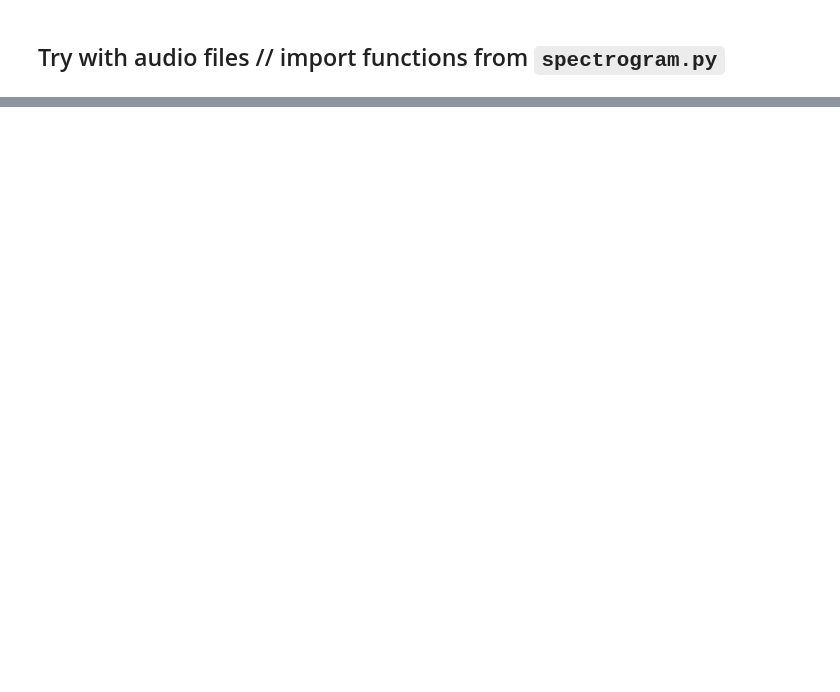
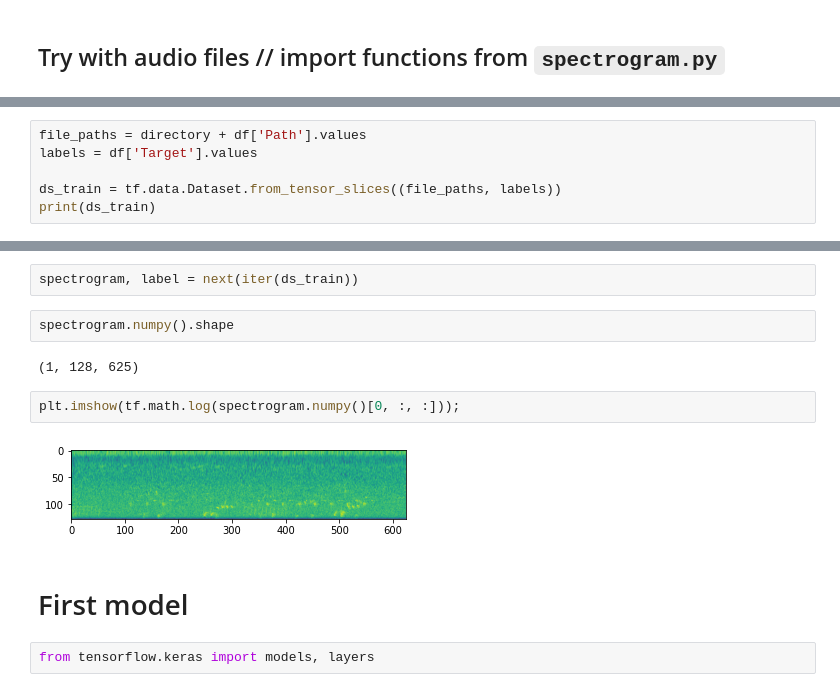
Before and after one commit to charlottesuaud/birds, a Jupyter notebook: notebooks/chasuaud_05_first_pipeline_cs.ipynb, the cells around one changed output, grey strips where cells are left out. Drawn from its saved outputs; the diff is of its cells as text; blank space fills up the shorter version.

Commit message:
Last version of spectrogram.py and first model notebook

```diff
--- a/notebooks/chasuaud_05_first_pipeline_cs.ipynb
+++ b/notebooks/chasuaud_05_first_pipeline_cs.ipynb
@@ -90,0 +88,6 @@ WARNING:tensorflow:Using a while_loop for converting IO>AudioResample
+# %%
+file_paths = directory + df['Path'].values
+labels = df['Target'].values
+
+ds_train = tf.data.Dataset.from_tensor_slices((file_paths, labels))
+print(ds_train)
@@ -90,0 +102,14 @@ WARNING:tensorflow:Using a while_loop for converting IO>AudioResample
+# %%
+spectrogram, label = next(iter(ds_train))
+# %%
+spectrogram.numpy().shape
+# %% [output]
+(1, 128, 625)
+# %%
+plt.imshow(tf.math.log(spectrogram.numpy()[0, :, :]));
+# %% [output]
+[figure, added]
+# %% [markdown]
+# First model
+# %%
+from tensorflow.keras import models, layers
```
Also changed, not shown: parts of 8 cells of this notebook, 2 other files.
